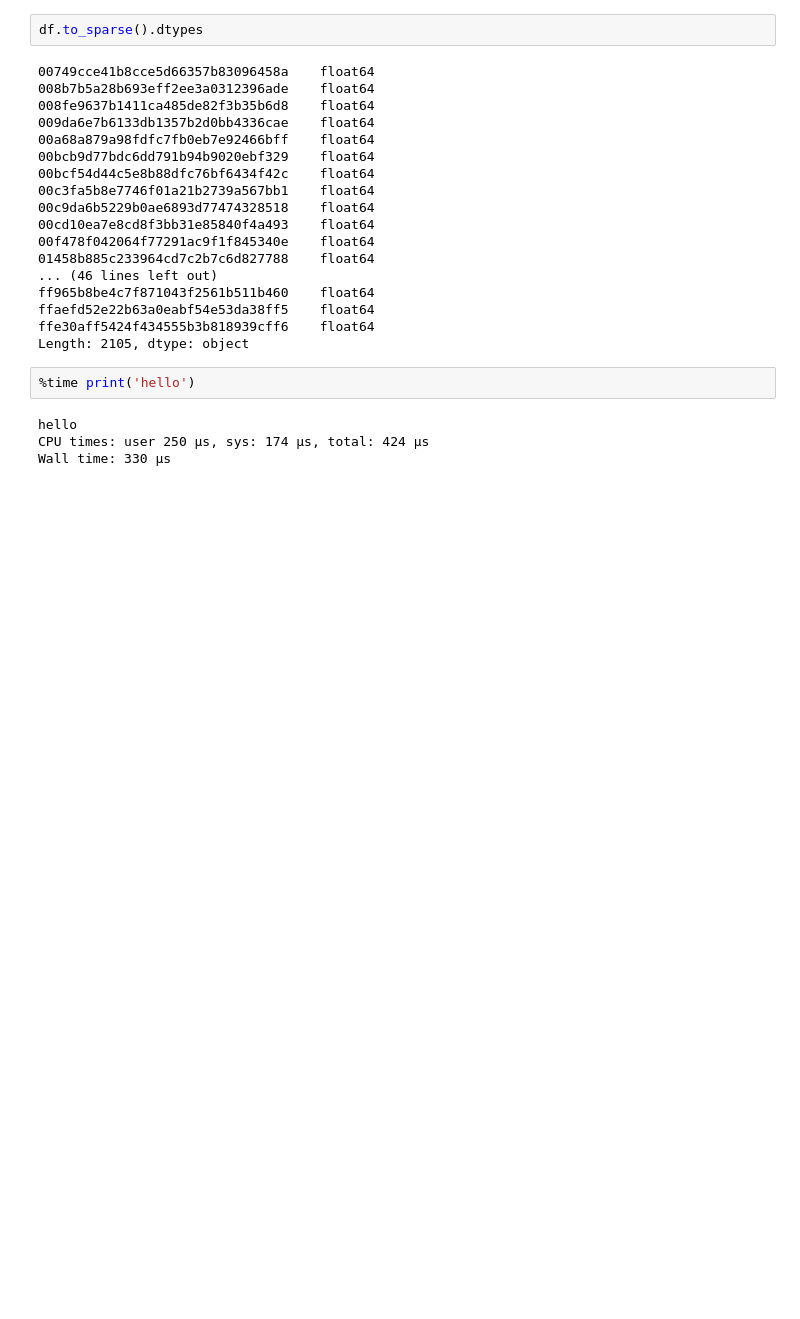
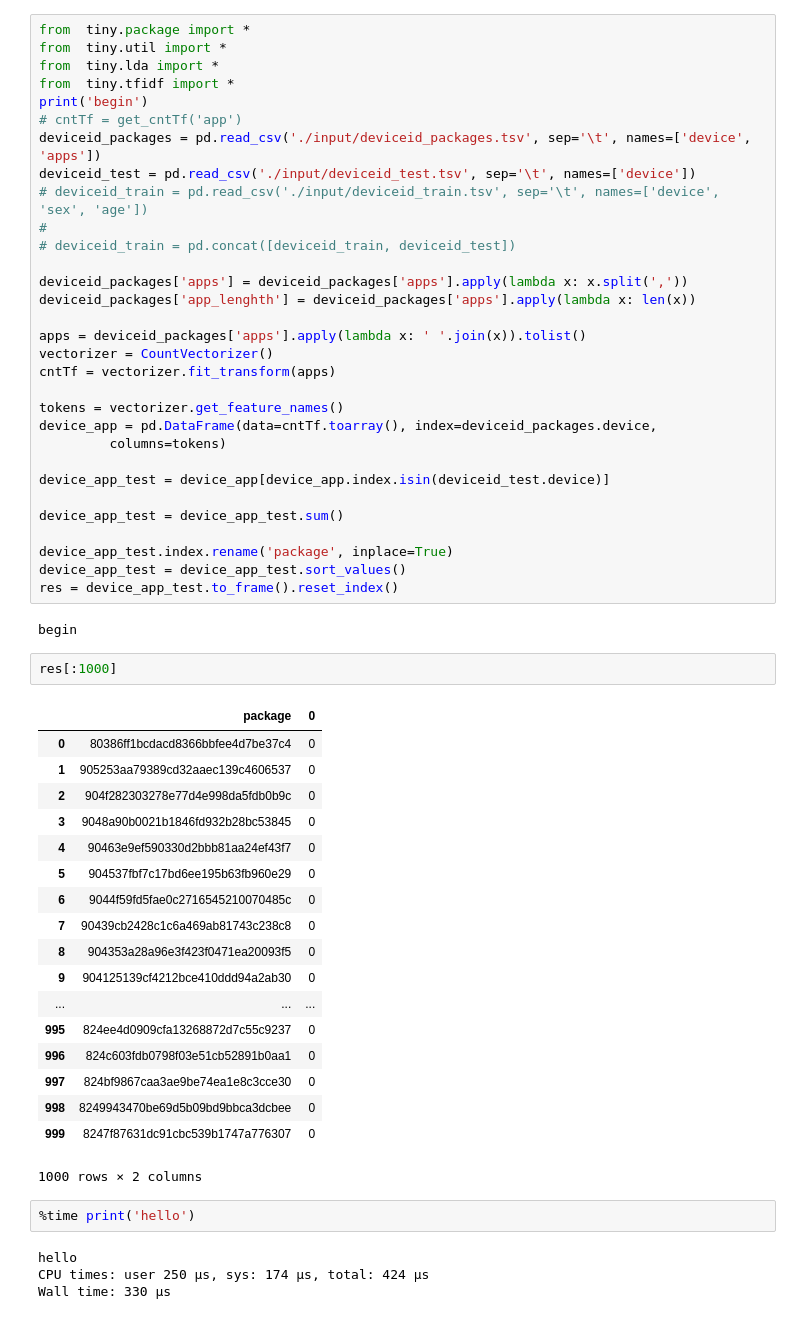
Before and after one commit to Flyfoxs/tinymind_sex_age, a Jupyter notebook: analysis.ipynb, the cells around one changed output. Drawn from its saved outputs; the diff is of its cells as text; blank space fills up the shorter version.

```diff
--- a/analysis.ipynb
+++ b/analysis.ipynb
@@ -20,23 +1,57 @@ begin
-# %%
-df.to_sparse().dtypes
-# %% [output]
-00749cce41b8cce5d66357b83096458a    float64
-008b7b5a28b693eff2ee3a0312396ade    float64
-008fe9637b1411ca485de82f3b35b6d8    float64
-009da6e7b6133db1357b2d0bb4336cae    float64
-00a68a879a98fdfc7fb0eb7e92466bff    float64
-00bcb9d77bdc6dd791b94b9020ebf329    float64
-00bcf54d44c5e8b88dfc76bf6434f42c    float64
-00c3fa5b8e7746f01a21b2739a567bb1    float64
-00c9da6b5229b0ae6893d77474328518    float64
-00cd10ea7e8cd8f3bb31e85840f4a493    float64
-00f478f042064f77291ac9f1f845340e    float64
-01458b885c233964cd7c2b7c6d827788    float64
-... (46 lines left out)
-ff965b8be4c7f871043f2561b511b460    float64
-ffaefd52e22b63a0eabf54e53da38ff5    float64
-ffe30aff5424f434555b3b818939cff6    float64
-Length: 2105, dtype: object
+# %%
+from  tiny.package import *
+from  tiny.util import *
+from  tiny.lda import *
+from  tiny.tfidf import *
+print('begin')
+# cntTf = get_cntTf('app')
+deviceid_packages = pd.read_csv('./input/deviceid_packages.tsv', sep='\t', names=['device', 'apps'])
+deviceid_test = pd.read_csv('./input/deviceid_test.tsv', sep='\t', names=['device'])
+# deviceid_train = pd.read_csv('./input/deviceid_train.tsv', sep='\t', names=['device', 'sex', 'age'])
+#
+# deviceid_train = pd.concat([deviceid_train, deviceid_test])
+
+deviceid_packages['apps'] = deviceid_packages['apps'].apply(lambda x: x.split(','))
+deviceid_packages['app_lenghth'] = deviceid_packages['apps'].apply(lambda x: len(x))
+
+apps = deviceid_packages['apps'].apply(lambda x: ' '.join(x)).tolist()
+vectorizer = CountVectorizer()
+cntTf = vectorizer.fit_transform(apps)
+
+tokens = vectorizer.get_feature_names()
+device_app = pd.DataFrame(data=cntTf.toarray(), index=deviceid_packages.device,
+         columns=tokens)
+
+device_app_test = device_app[device_app.index.isin(deviceid_test.device)]
+
+device_app_test = device_app_test.sum()
+
+device_app_test.index.rename('package', inplace=True)
+device_app_test = device_app_test.sort_values()
+res = device_app_test.to_frame().reset_index()
+# %% [output]
+begin
+# %%
+res[:1000]
+# %% [output]
+|  | package | 0 |
+| 0 | 80386ff1bcdacd8366bbfee4d7be37c4 | 0 |
+| 1 | 905253aa79389cd32aaec139c4606537 | 0 |
+| 2 | 904f282303278e77d4e998da5fdb0b9c | 0 |
+| 3 | 9048a90b0021b1846fd932b28bc53845 | 0 |
+| 4 | 90463e9ef590330d2bbb81aa24ef43f7 | 0 |
+| 5 | 904537fbf7c17bd6ee195b63fb960e29 | 0 |
+| 6 | 9044f59fd5fae0c2716545210070485c | 0 |
+| 7 | 90439cb2428c1c6a469ab81743c238c8 | 0 |
+| 8 | 904353a28a96e3f423f0471ea20093f5 | 0 |
+| 9 | 904125139cf4212bce410ddd94a2ab30 | 0 |
+| ... | ... | ... |
+| 995 | 824ee4d0909cfa13268872d7c55c9237 | 0 |
+| 996 | 824c603fdb0798f03e51cb52891b0aa1 | 0 |
+| 997 | 824bf9867caa3ae9be74ea1e8c3cce30 | 0 |
+| 998 | 8249943470be69d5b09bd9bbca3dcbee | 0 |
+| 999 | 8247f87631dc91cbc539b1747a776307 | 0 |
+1000 rows × 2 columns
 # %%
 %time print('hello')
 # %% [output]
```
Also changed, not shown: parts of 1 cell of this notebook, 4 other files.
